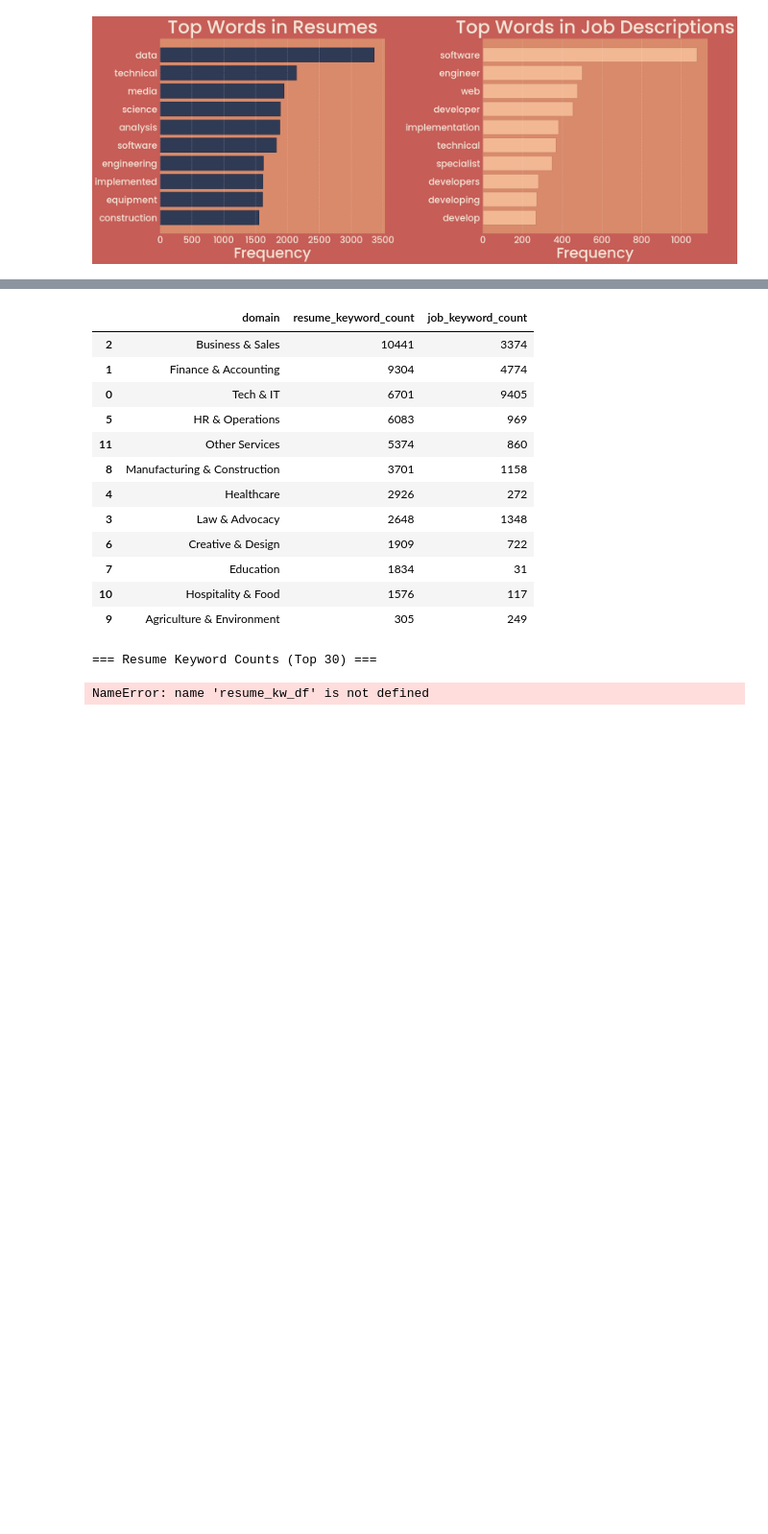
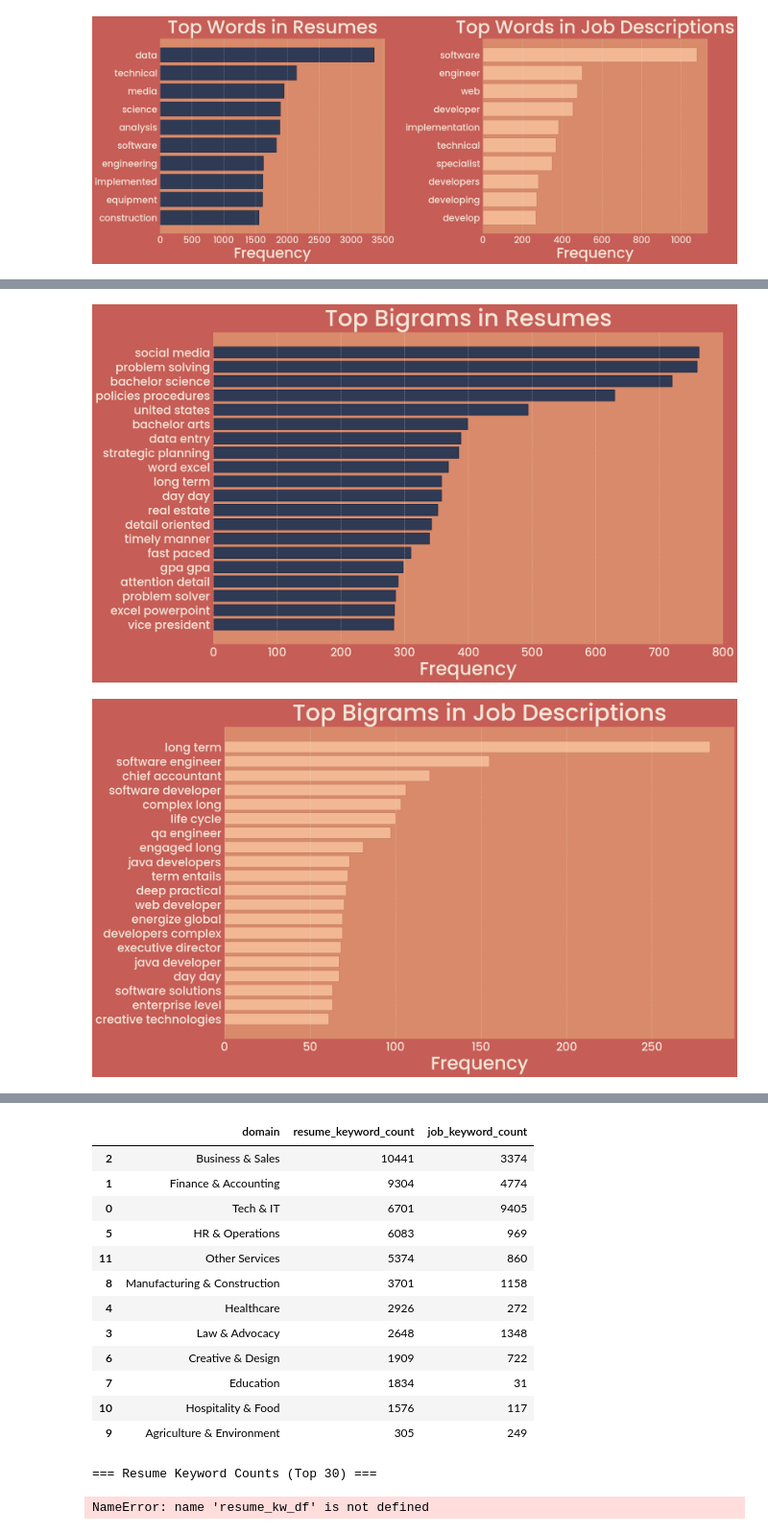
Before and after one commit to MalihaT111/ai-recruitment, a Jupyter notebook: notebooks/3edanormal.ipynb, the cells around one changed output, grey strips where cells are left out. Shown at 96% size. Drawn from its saved outputs; the diff is of its cells as text; code cells hidden in the pictures; blank space fills up the shorter version.

```diff
--- a/notebooks/3edanormal.ipynb
+++ b/notebooks/3edanormal.ipynb
@@ -358,3 +367,79 @@ plot_top_ngrams(job_posts_df['JobDescription'], n=2, top_k=20,
+# %%
+def plot_top_ngrams(text_series, n=2, top_k=20, title="Top N-grams",
+                    bar_color=None, edge_color=None):
+
+    # Vectorizer
+    vectorizer = CountVectorizer(
+        ngram_range=(n, n),
+        stop_words=list(stopwords.words("english")) + list(custom_stopwords),
+        max_features=top_k
+    )
+
+    X = vectorizer.fit_transform(text_series)
+    words = vectorizer.get_feature_names_out()
+    counts = X.sum(axis=0).A1
+
+    # Sort for clean barh
+    words, counts = zip(*sorted(zip(words, counts), key=lambda x: x[1]))
+
+    # ---- Unified Color Theme ----
+    bg_color       = "#c65d57"
+    panel_color    = "#D98A6B"
+    text_color     = "#F4E6D8"
+    grid_color     = "#F4E6D890"
+
+    if bar_color is None:
+        bar_color = "#2F3A55"
+    if edge_color is None:
+        edge_color = "#1E2538"
+
+    fig, ax = plt.subplots(figsize=(20, 12))
+    fig.patch.set_facecolor(bg_color)
+    ax.set_facecolor(panel_color)
+
+    # Bars
+    ax.barh(words, counts, color=bar_color, edgecolor=edge_color)
+
+    # Titles & labels
+    ax.set_title(title, fontsize=50, fontweight="semibold", color=text_color, pad=15)
+    ax.set_xlabel("Frequency", fontsize=40, color=text_color)
+
+    # Ticks
+    ax.tick_params(colors=text_color, labelsize=25, width=0)
+
+    # Gridlines
+    ax.grid(axis="x",
+            linestyle="--",
+            linewidth=1.0,
+            alpha=0.45,
+            color=grid_color)
+
+    # Remove borders
+    for spine in ax.spines.values():
+        spine.set_visible(False)
+
+    plt.tight_layout(pad=3)
+    plt.show()
+plot_top_ngrams(
+    resume_df['Resume_str'],
+    n=2,
+    top_k=20,
+    title="Top Bigrams in Resumes",
+    bar_color="#2F3A55",
+    edge_color="#1E2538"
+)
+
+plot_top_ngrams(
+    job_posts_df['JobDescription'],
+    n=2,
+    top_k=20,
+    title="Top Bigrams in Job Descriptions",
+    bar_color="#F2B894",
+    edge_color="#C17E63"
+)
+# %% [output]
+[figure, added]
+[figure, added]
 # %%
 DOMAIN_KEYWORDS = {
 
```
Also changed, not shown: parts of 6 cells of this notebook, 1 other file.
